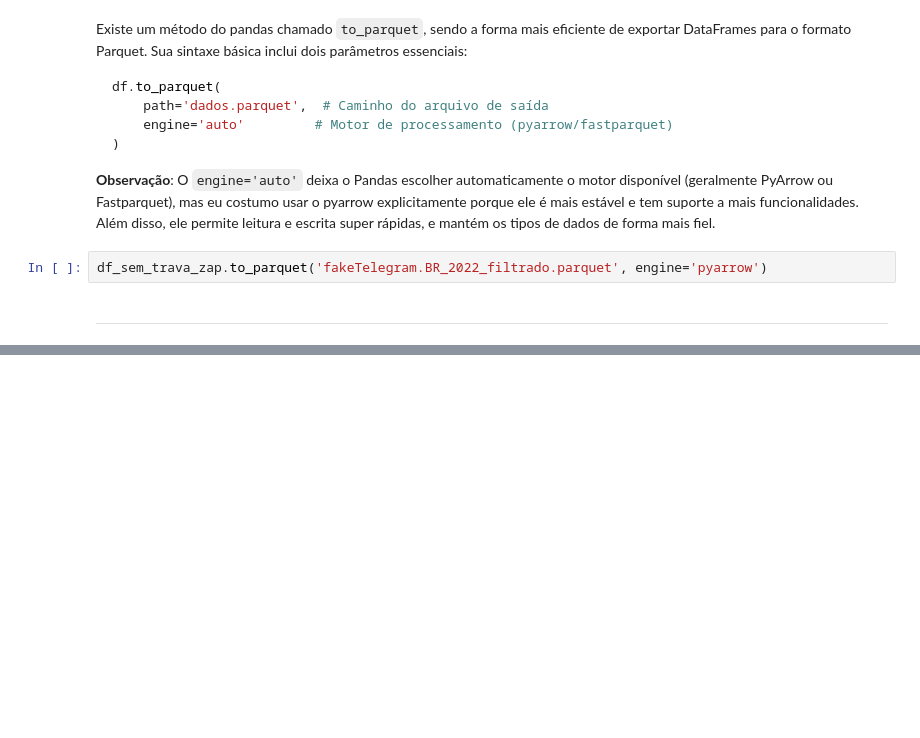
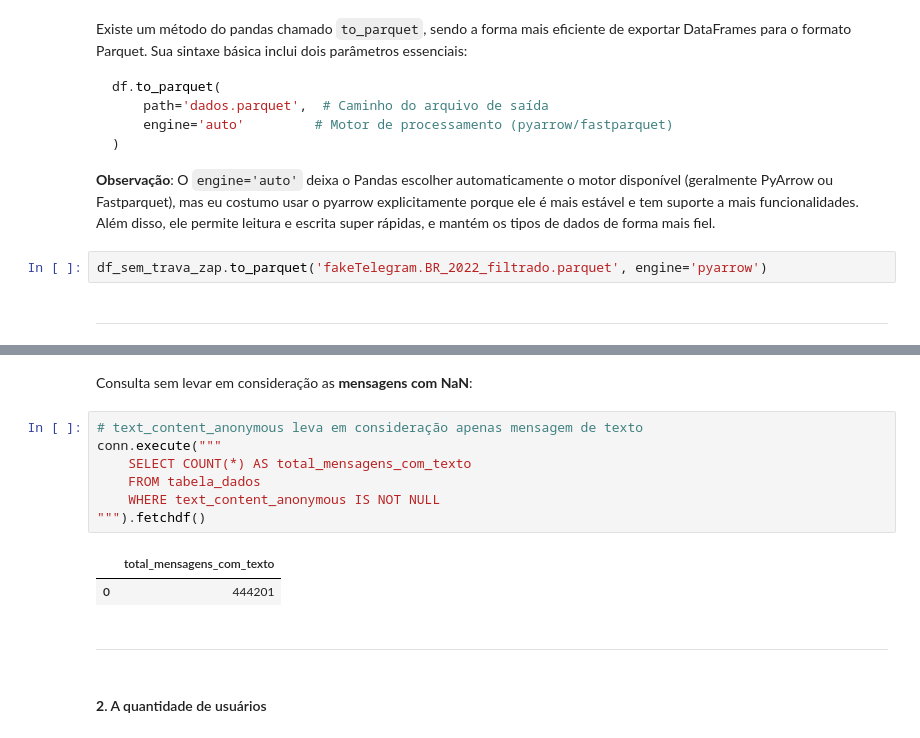
Before and after one commit to EstherMart/Data-Mining, a Jupyter notebook: Lista02_ExtracaoDeDados/extracao.ipynb, the cells around one changed output, grey strips where cells are left out. Saved outputs shown, nothing was run; the diff lists cells and outputs as text; blank space fills up the shorter version.

```diff
--- a/Lista02_ExtracaoDeDados/extracao.ipynb
+++ b/Lista02_ExtracaoDeDados/extracao.ipynb
@@ -265,0 +308,16 @@ df_sem_trava_zap.to_parquet('fakeTelegram.BR_2022_filtrado.parquet', engine='pya
+# %% [markdown]
+Consulta sem levar em consideração as **mensagens com NaN**:
+# %%
+# text_content_anonymous leva em consideração apenas mensagem de texto
+conn.execute("""
+    SELECT COUNT(*) AS total_mensagens_com_texto
+    FROM tabela_dados
+    WHERE text_content_anonymous IS NOT NULL
+""").fetchdf()
+# %% [output]
+|  | total_mensagens_com_texto |
+| 0 | 444201 |
+# %% [markdown]
+---
+# %% [markdown]
+#### **2**. A quantidade de usuários
```
Also changed, not shown: parts of 15 cells of this notebook.
